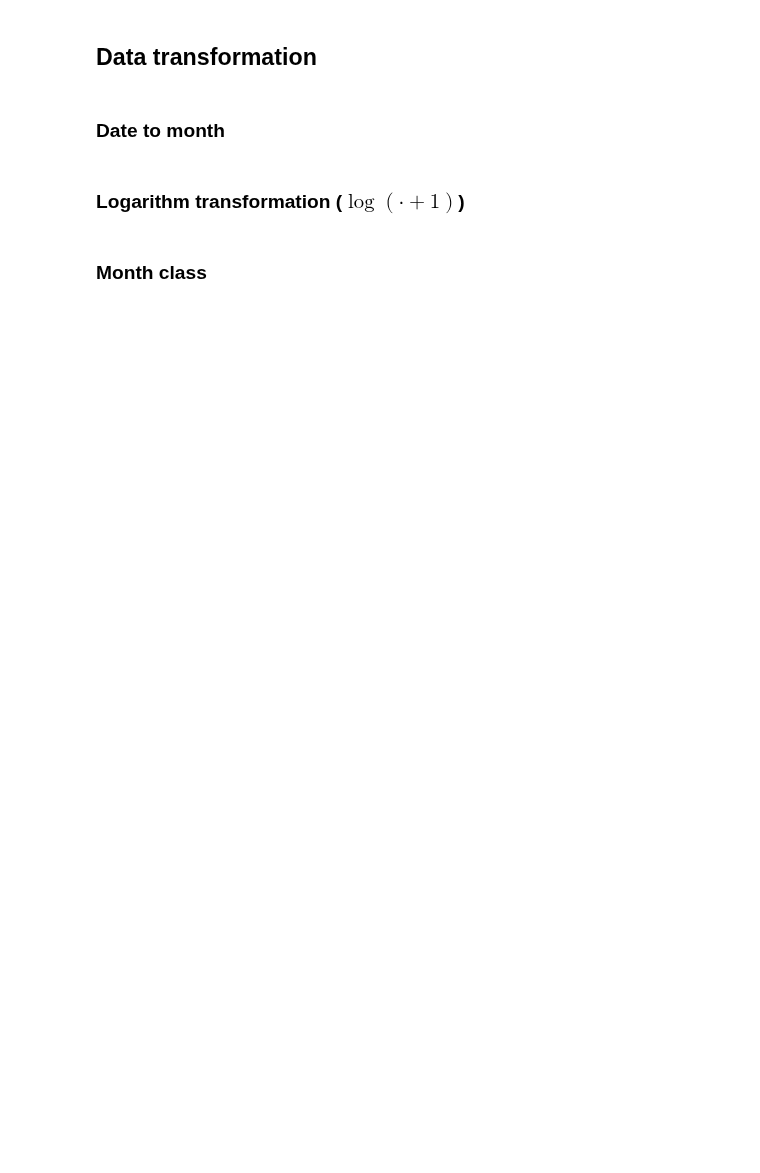
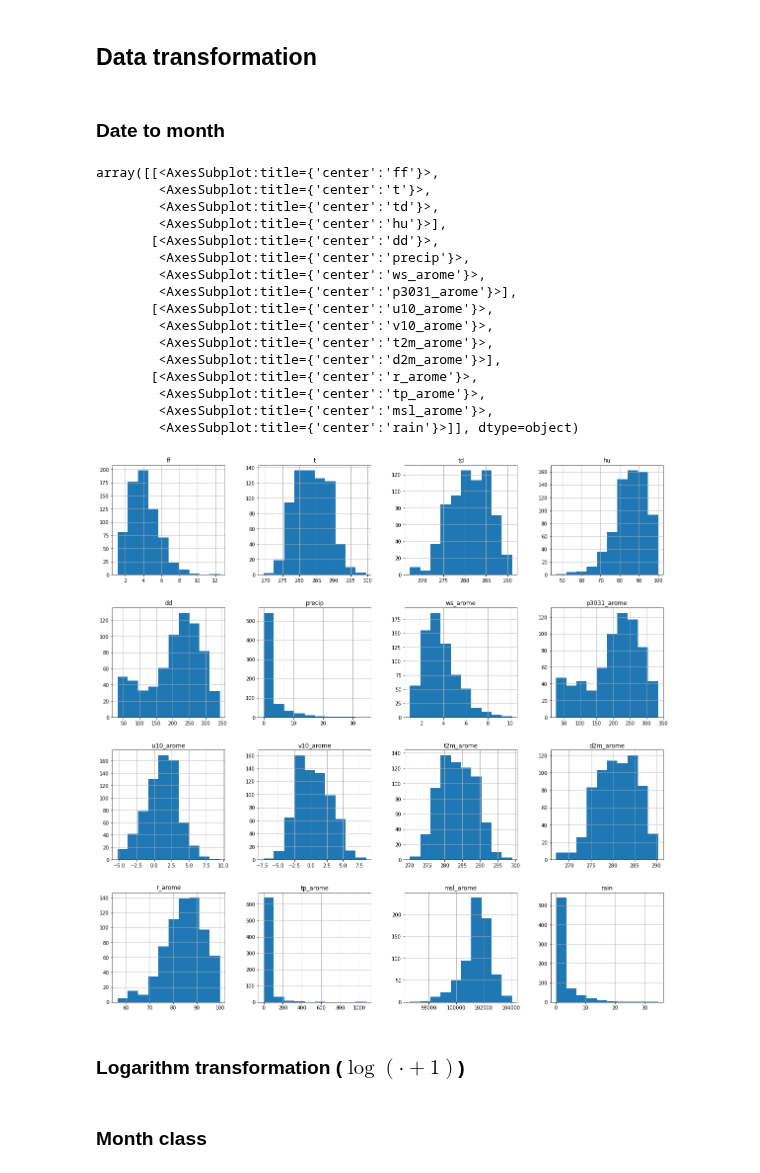
Before and after one commit to NguyenHai7120/4A-MachineLearning-Project, a Jupyter notebook: Exploration-Python.ipynb, the cells around one changed output. Saved outputs shown, nothing was run; the diff lists cells and outputs as text; code cells hidden in the pictures; blank space fills up the shorter version.

```diff
--- a/Exploration-Python.ipynb
+++ b/Exploration-Python.ipynb
@@ -44,6 +51,26 @@ rain = rain.rename(columns= {"date":"month"})
 names = list(rain.columns)
 num_var = names[2:-1]
 qual_var = [names[i] for i in [0,1,-1]]
+# %%
+rain.hist(num_var, figsize=(20,20))
+# %% [output]
+array([[<AxesSubplot:title={'center':'ff'}>,
+        <AxesSubplot:title={'center':'t'}>,
+        <AxesSubplot:title={'center':'td'}>,
+        <AxesSubplot:title={'center':'hu'}>],
+       [<AxesSubplot:title={'center':'dd'}>,
+        <AxesSubplot:title={'center':'precip'}>,
+        <AxesSubplot:title={'center':'ws_arome'}>,
+        <AxesSubplot:title={'center':'p3031_arome'}>],
+       [<AxesSubplot:title={'center':'u10_arome'}>,
+        <AxesSubplot:title={'center':'v10_arome'}>,
+        <AxesSubplot:title={'center':'t2m_arome'}>,
+        <AxesSubplot:title={'center':'d2m_arome'}>],
+       [<AxesSubplot:title={'center':'r_arome'}>,
+        <AxesSubplot:title={'center':'tp_arome'}>,
+        <AxesSubplot:title={'center':'msl_arome'}>,
+        <AxesSubplot:title={'center':'rain'}>]], dtype=object)
+[figure, added]
 # %% [markdown]
 ### Logarithm transformation ($\log(\cdot + 1)$)
 # %%
```
Also changed, not shown: parts of 15 cells of this notebook.
